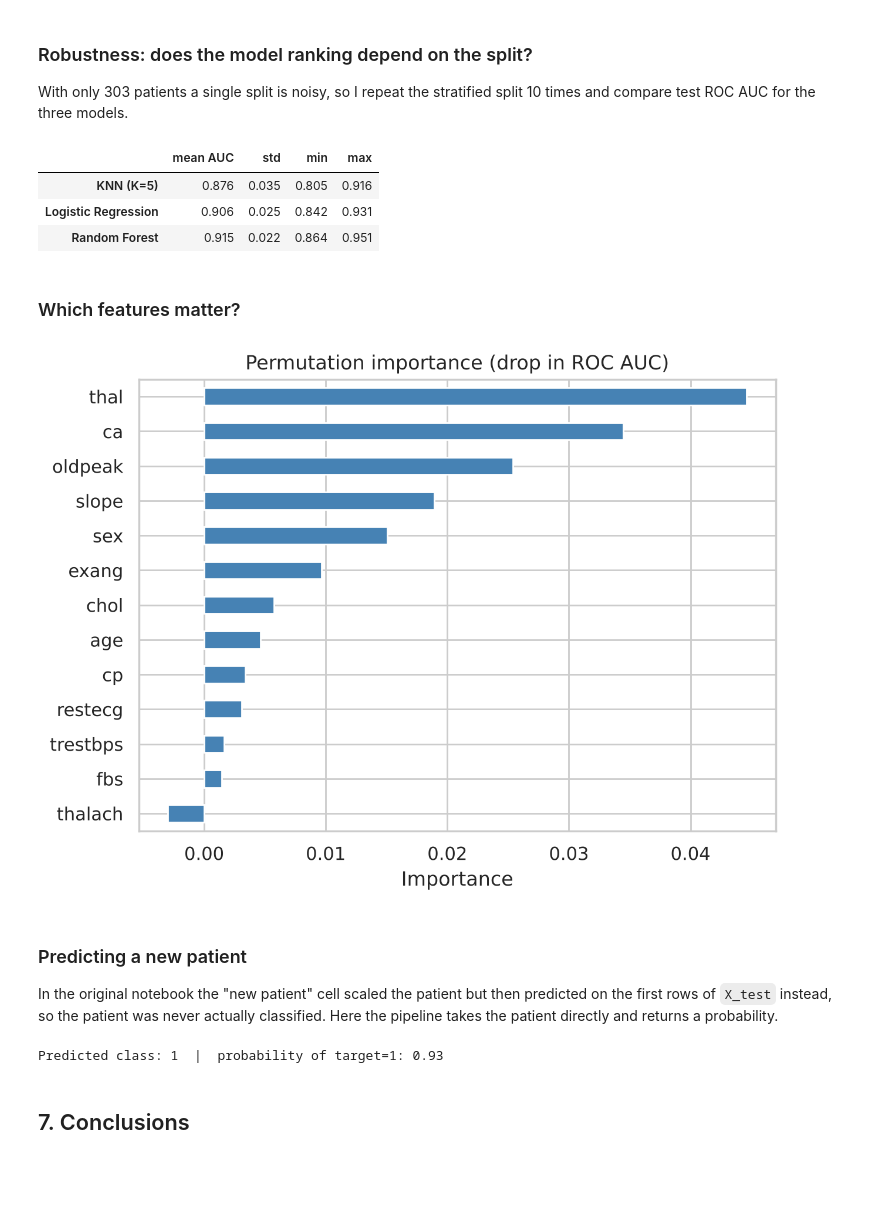
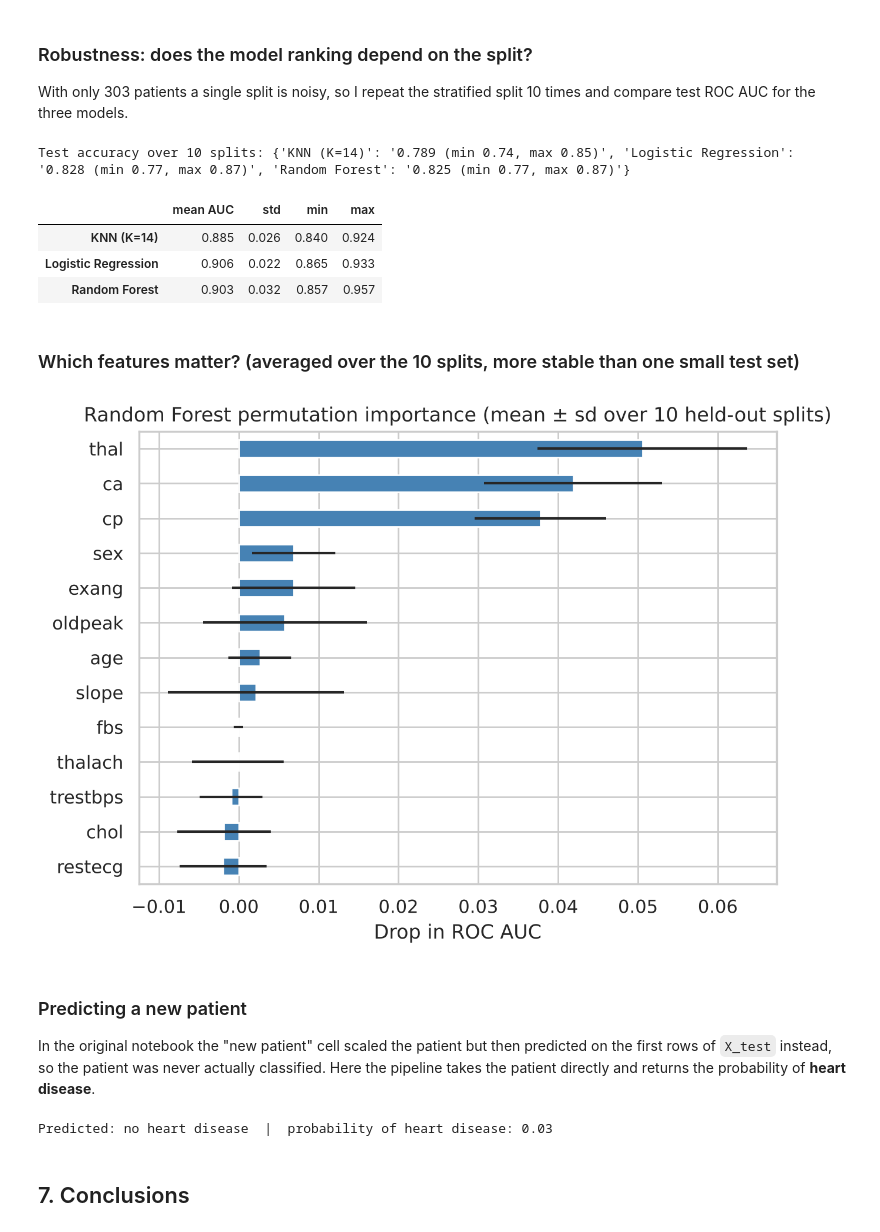
Before and after one commit to fahad-alfaridi/heart-disease-classification, a Jupyter notebook: heart_disease_classification.ipynb, the cells around one changed output. Saved outputs shown, nothing was run; the diff lists cells and outputs as text; code cells hidden in the pictures; blank space fills up the shorter version.

```diff
--- a/heart_disease_classification.ipynb
+++ b/heart_disease_classification.ipynb
@@ -75,8 +95,10 @@ Clean dataset: (303, 14)
 
 The common workflow (random split, then KNN) gives a high score on the raw data. I repeat it on the raw and the deduplicated data, using the **same unscaled KNN**, to show how much of the score comes from duplicates.
 # %%
+raw["disease"] = 1 - raw["target"]
+
 def knn_split_accuracy(data, k):
-    X, y = data.drop(columns="target"), data["target"]
+    X, y = data.drop(columns=["target", "disease"]), data["disease"]
     Xtr, Xte, ytr, yte = train_test_split(X, y, test_size=0.2, random_state=SEED)
     acc = KNeighborsClassifier(n_neighbors=k).fit(Xtr, ytr).score(Xte, yte)
     # how many test rows have an exact copy in the training set?
@@ -136,7 +160,7 @@ plt.tight_layout(); plt.show()
 # %%
-X, y = df.drop(columns="target"), df["target"]
+X, y = df.drop(columns=["target", "disease"]), df["disease"]
 X_train, X_test, y_train, y_test = train_test_split(X, y, test_size=0.2, stratify=y, random_state=SEED)
-print("Train:", X_train.shape, "| Test:", X_test.shape)
+print("Train:", X_train.shape, "| Test:", X_test.shape, "| majority-class baseline accuracy:", round(max(y.mean(), 1 - y.mean()), 3))
 
 num = ["age", "trestbps", "chol", "thalach", "oldpeak"]
 cat = ["cp", "restecg", "slope", "thal"]
@@ -167,7 +191,8 @@ models = {
     "Logistic Regression": LogisticRegression(max_iter=2000),
     "Random Forest": RandomForestClassifier(n_estimators=300, min_samples_leaf=2, random_state=SEED),
 }
-scoring = ["accuracy", "recall", "f1", "roc_auc"]
+specificity = make_scorer(recall_score, pos_label=0)
+scoring = {"accuracy": "accuracy", "sensitivity": "recall", "specificity": specificity, "f1": "f1", "roc_auc": "roc_auc"}
 rows = []
 for name, m in models.items():
     res = cross_validate(Pipeline([("pre", preprocessor()), ("m", m)]), X_train, y_train, cv=cv, scoring=scoring)
@@ -214,37 +242,41 @@ Note: the test set has only 61 patients, so this estimate is noisy; the cross-va
 ### Robustness: does the model ranking depend on the split?
 With only 303 patients a single split is noisy, so I repeat the stratified split 10 times and compare test ROC AUC for the three models.
 # %%
-rob = {k: [] for k in models}
+rob = {k: [] for k in models}; rob_acc = {k: [] for k in models}; imp_runs = []
 for s in range(10):
     Xa, Xb, ya, yb = train_test_split(X, y, test_size=0.2, stratify=y, random_state=100 + s)
     for name, m in models.items():
-        p_ = Pipeline([("pre", preprocessor()), ("m", clone(m))]).fit(Xa, ya).predict_proba(Xb)[:, 1]
-        rob[name].append(roc_auc_score(yb, p_))
+        pipe = Pipeline([("pre", preprocessor()), ("m", clone(m))]).fit(Xa, ya)
+        rob[name].append(roc_auc_score(yb, pipe.predict_proba(Xb)[:, 1])); rob_acc[name].append(pipe.score(Xb, yb))
+        if name == "Random Forest":   # permutation importance on each held-out split, averaged below
+            imp_runs.append(permutation_importance(pipe, Xb, yb, n_repeats=10, random_state=SEED, scoring="roc_auc").importances_mean)
+print("Test accuracy over 10 splits:", {k: f"{np.mean(v):.3f} (min {np.min(v):.2f}, max {np.max(v):.2f})" for k, v in rob_acc.items()})
 rob_table = pd.DataFrame({k: {"mean AUC": np.mean(v), "std": np.std(v), "min": np.min(v), "max": np.max(v)} for k, v in rob.items()}).T.round(3)
 rob_table
 # %% [output]
+Test accuracy over 10 splits: {'KNN (K=14)': '0.789 (min 0.74, max 0.85)', 'Logistic Regression': '0.828 (min 0.77, max 0.87)', 'Random Forest': '0.825 (min 0.77, max 0.87)'}
 |  | mean AUC | std | min | max |
-| KNN (K=5) | 0.876 | 0.035 | 0.805 | 0.916 |
-| Logistic Regression | 0.906 | 0.025 | 0.842 | 0.931 |
-| Random Forest | 0.915 | 0.022 | 0.864 | 0.951 |
+| KNN (K=14) | 0.885 | 0.026 | 0.840 | 0.924 |
+| Logistic Regression | 0.906 | 0.022 | 0.865 | 0.933 |
+| Random Forest | 0.903 | 0.032 | 0.857 | 0.957 |
-# %% [markdown]
-### Which features matter?
+# %% [markdown]
+### Which features matter? (averaged over the 10 splits, more stable than one small test set)
 # %%
-imp = permutation_importance(final, X_test, y_test, n_repeats=30, random_state=SEED, scoring="roc_auc")
-imp_s = pd.Series(imp.importances_mean, index=X.columns).sort_values()
-imp_s.plot.barh(figsize=(7, 5), color="steelblue")
-plt.title("Permutation importance (drop in ROC AUC)"); plt.xlabel("Importance"); plt.show()
+imp_df = pd.DataFrame(imp_runs, columns=X.columns)
+imp_s = imp_df.mean().sort_values()
+imp_s.plot.barh(figsize=(7, 5), color="steelblue", xerr=imp_df.std()[imp_s.index])
+plt.title("Random Forest permutation importance (mean ± sd over 10 held-out splits)"); plt.xlabel("Drop in ROC AUC"); plt.show()
 # %% [output]
-[figure, old version]
+[figure, new version]
 # %% [markdown]
 ### Predicting a new patient
-In the original notebook the "new patient" cell scaled the patient but then predicted on the first rows of `X_test` instead, so the patient was never actually classified. Here the pipeline takes the patient directly and returns a probability.
+In the original notebook the "new patient" cell scaled the patient but then predicted on the first rows of `X_test` instead, so the patient was never actually classified. Here the pipeline takes the patient directly and returns the probability of **heart disease**.
 # %%
 patient = pd.DataFrame([[52, 1, 1, 129, 241, 0, 1, 159, 0, 0.6, 2, 0, 2]], columns=X.columns)
 p = final.predict_proba(patient)[0, 1]
-print(f"Predicted class: {int(p >= 0.5)}  |  probability of target=1: {p:.2f}")
+print(f"Predicted: {'heart disease' if p >= 0.5 else 'no heart disease'}  |  probability of heart disease: {p:.2f}")
 # %% [output]
-Predicted class: 1  |  probability of target=1: 0.93
+Predicted: no heart disease  |  probability of heart disease: 0.03
 # %% [markdown]
 ## 7. Conclusions
 # %%
```
Also changed, not shown: parts of 14 cells of this notebook, 1 other file.
